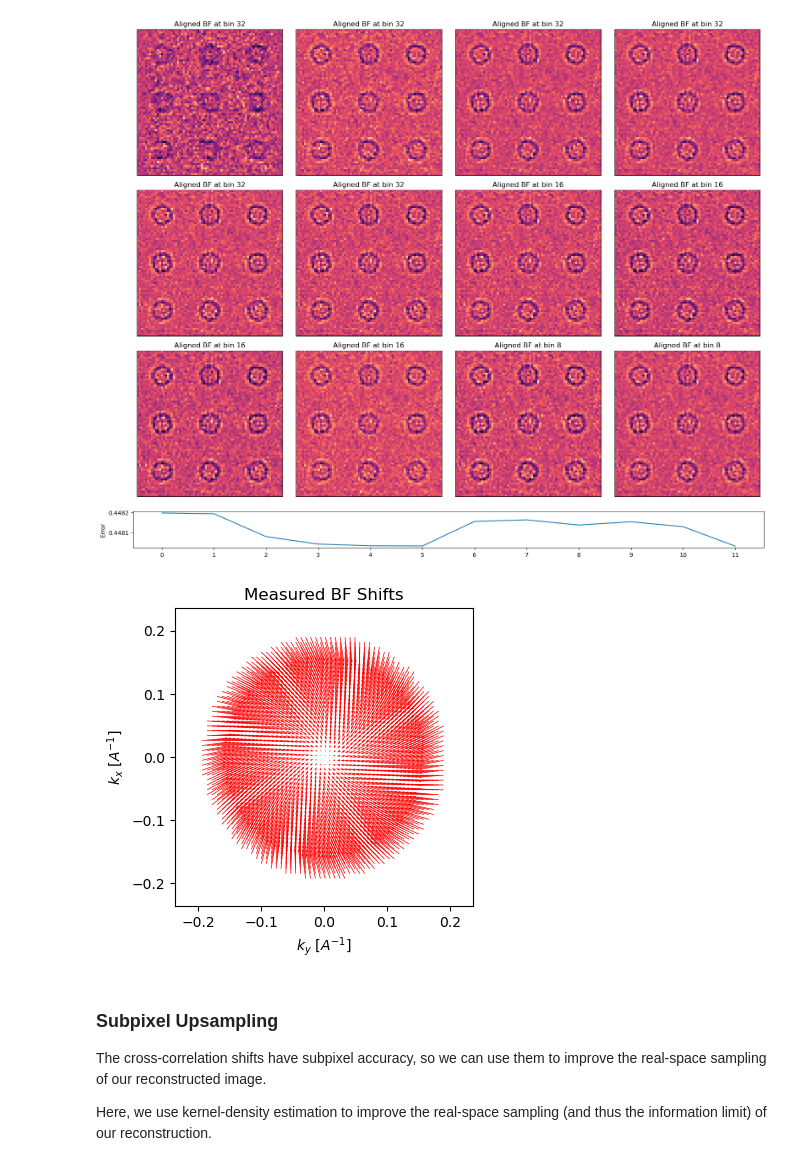
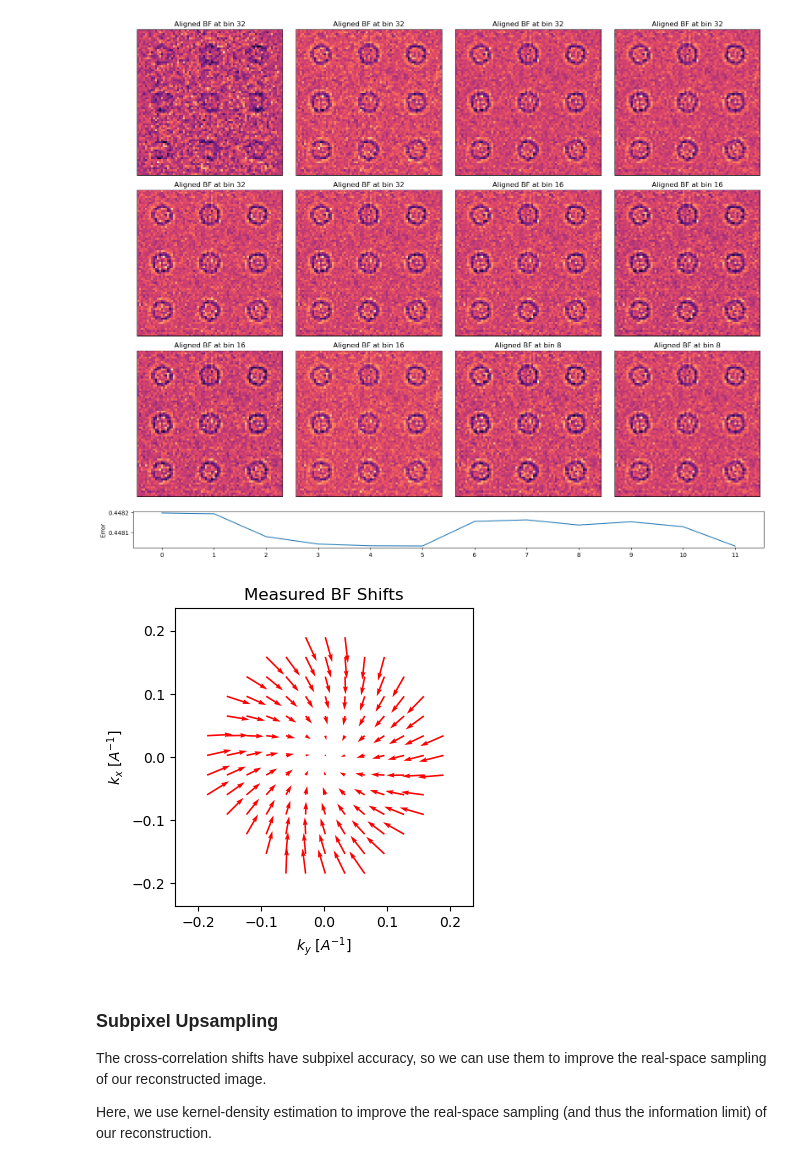
Before and after one commit to py4dstem/py4DSTEM_tutorials, a Jupyter notebook: notebooks/parallax_02.ipynb, the cells around one changed output. Cells and saved outputs as stored; diff of their text form; code cells hidden in the pictures.

```diff
--- a/notebooks/parallax_02.ipynb
+++ b/notebooks/parallax_02.ipynb
@@ -56,9 +56,11 @@ parallax = py4DSTEM.process.phase.Parallax(
 # %% [output]
 [figure]
 # %%
-parallax.show_shifts()
+parallax.show_shifts(
+    plot_arrow_freq=4, # plot every 4th arrow for clarity
+)
 # %% [output]
-[figure, old version]
+[figure, new version]
 # %% [markdown]
 ### Subpixel Upsampling
 The cross-correlation shifts have subpixel accuracy, so we can use them to improve the real-space sampling of our reconstructed image.
```
Also changed, not shown: parts of 10 cells of this notebook, 2 other files.
